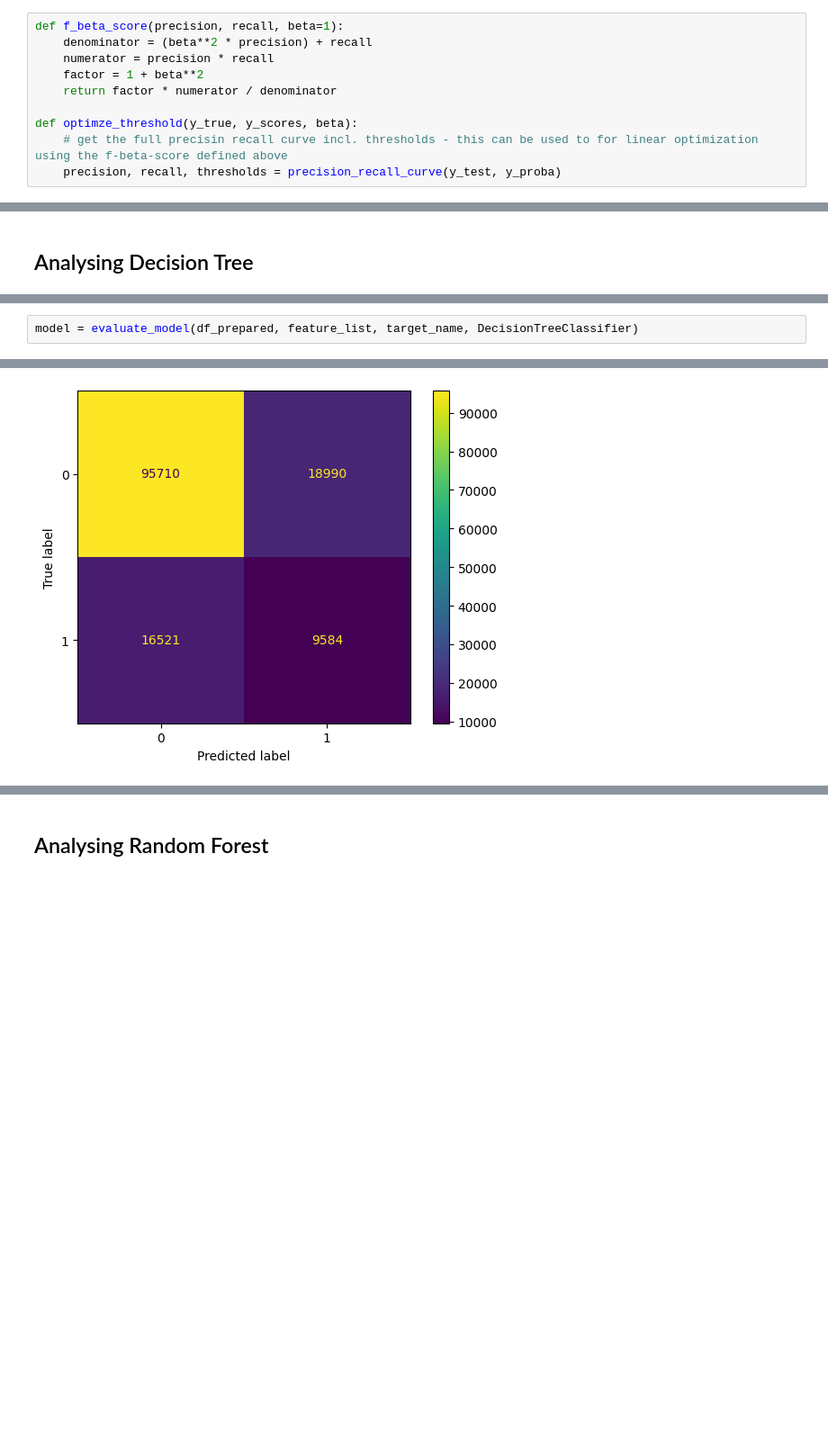
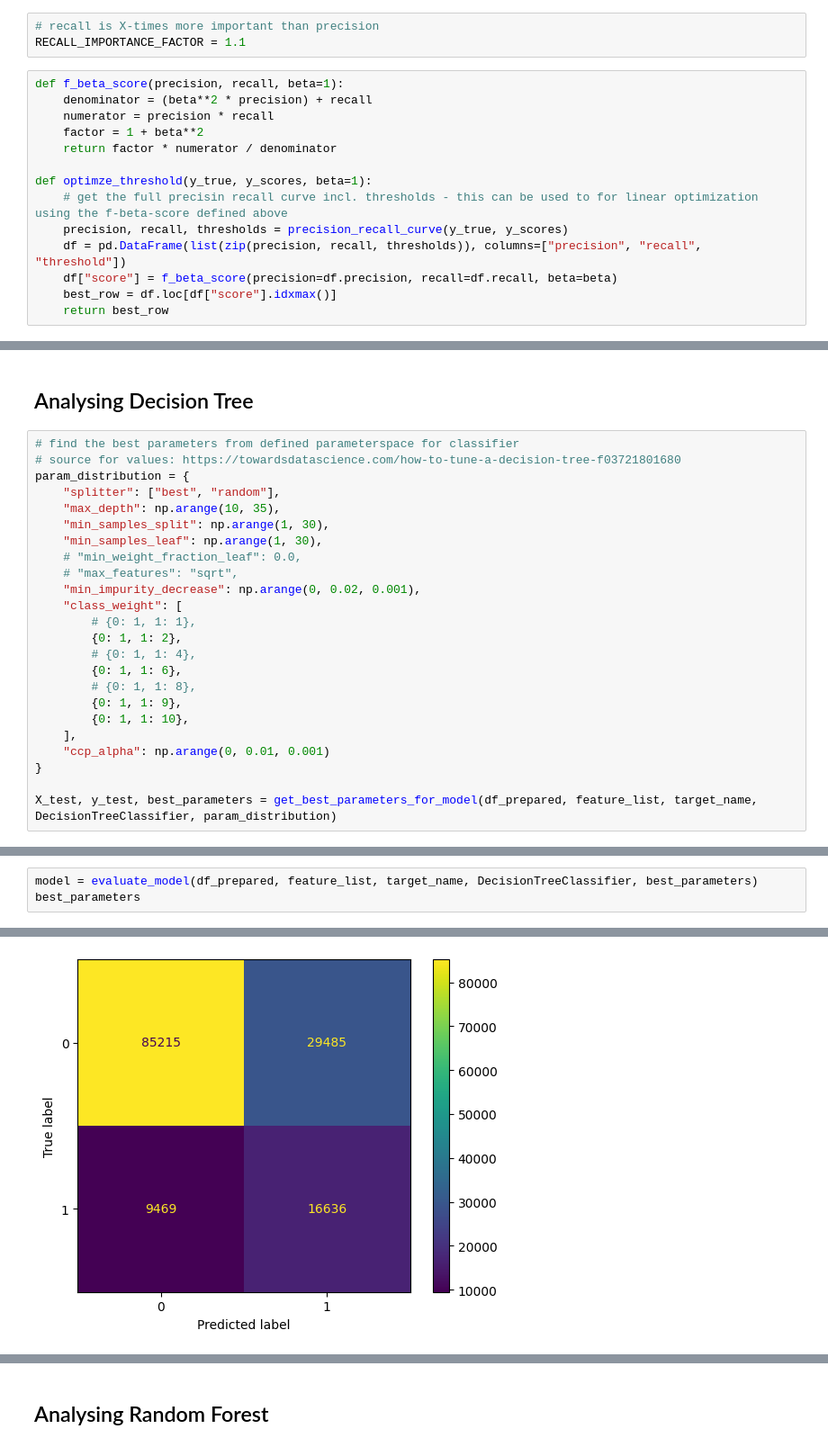
Before and after one commit to n-hundenborn/diabetes-forecasting, a Jupyter notebook: dev_model_training.ipynb, the cells around one changed output, grey strips where cells are left out. Shown at 90% size. Cells and saved outputs as stored; diff of their text form; blank space fills up the shorter version.

Commit message:
Add function for hyperparameter tuning and tune DTC

```diff
--- a/dev_model_training.ipynb
+++ b/dev_model_training.ipynb
@@ -281,6 +281,9 @@ The beta parameter determines the weight of recall in the combined score. beta <
 ... and [wikipedia](https://en.wikipedia.org/wiki/F-score):
 
 Two commonly used values for β are 2, which weighs recall higher than precision, and 0.5, which weighs recall lower than precision.
+# %%
+# recall is X-times more important than precision
+RECALL_IMPORTANCE_FACTOR = 1.1
 # %%
 def f_beta_score(precision, recall, beta=1):
     denominator = (beta**2 * precision) + recall
@@ -288,9 +291,13 @@ def f_beta_score(precision, recall, beta=1):
     factor = 1 + beta**2
     return factor * numerator / denominator
 
-def optimze_threshold(y_true, y_scores, beta):
+def optimze_threshold(y_true, y_scores, beta=1):
     # get the full precisin recall curve incl. thresholds - this can be used to for linear optimization using the f-beta-score defined above
-    precision, recall, thresholds = precision_recall_curve(y_test, y_proba)
+    precision, recall, thresholds = precision_recall_curve(y_true, y_scores)
+    df = pd.DataFrame(list(zip(precision, recall, thresholds)), columns=["precision", "recall", "threshold"])
+    df["score"] = f_beta_score(precision=df.precision, recall=df.recall, beta=beta)
+    best_row = df.loc[df["score"].idxmax()]
+    return best_row
 # %%
 # defining threshold - any prediction with a probability greater than this threshold will be labelled as "has diabetes"
 threshold = 0.5
@@ -388,3 +386,27 @@ def get_best_model(df: pd.DataFrame, features: list, target: str, classifier: Cl
     # CV_model = RandomizedSearchCV(estimator=model, param_distributions=param_grid_hist, cv=4, n_jobs=2, scoring=my_recall_scorer, verbose=5)
 # %% [markdown]
 ## Analysing Decision Tree
+# %%
+# find the best parameters from defined parameterspace for classifier
+# source for values: https://towardsdatascience.com/how-to-tune-a-decision-tree-f03721801680
+param_distribution = {
+    "splitter": ["best", "random"],
+    "max_depth": np.arange(10, 35),
+    "min_samples_split": np.arange(1, 30),
+    "min_samples_leaf": np.arange(1, 30),
+    # "min_weight_fraction_leaf": 0.0,
+    # "max_features": "sqrt",
+    "min_impurity_decrease": np.arange(0, 0.02, 0.001),
+    "class_weight": [
+        # {0: 1, 1: 1},
+        {0: 1, 1: 2},
+        # {0: 1, 1: 4},
+        {0: 1, 1: 6},
+        # {0: 1, 1: 8},
+        {0: 1, 1: 9},
+        {0: 1, 1: 10},
+    ],
+    "ccp_alpha": np.arange(0, 0.01, 0.001)
+}
+
+X_test, y_test, best_parameters = get_best_parameters_for_model(df_prepared, feature_list, target_name, DecisionTreeClassifier, param_distribution)
@@ -391,3 +416,4 @@ def get_best_model(df: pd.DataFrame, features: list, target: str, classifier: Cl
 # %%
-model = evaluate_model(df_prepared, feature_list, target_name, DecisionTreeClassifier)
+model = evaluate_model(df_prepared, feature_list, target_name, DecisionTreeClassifier, best_parameters)
+best_parameters
 # %% [output]
@@ -397 +434 @@ F-1.2-score for 'has diabetes' = 35.34 %
-[figure, old version]
+[figure, new version]
```
Also changed, not shown: parts of 7 cells of this notebook, 2 other files.
